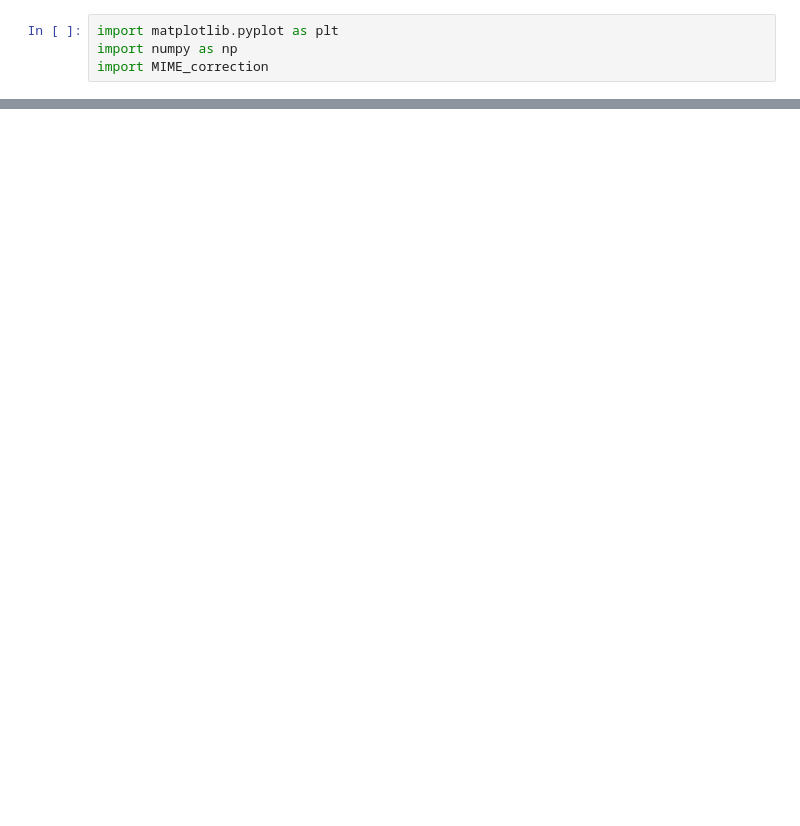
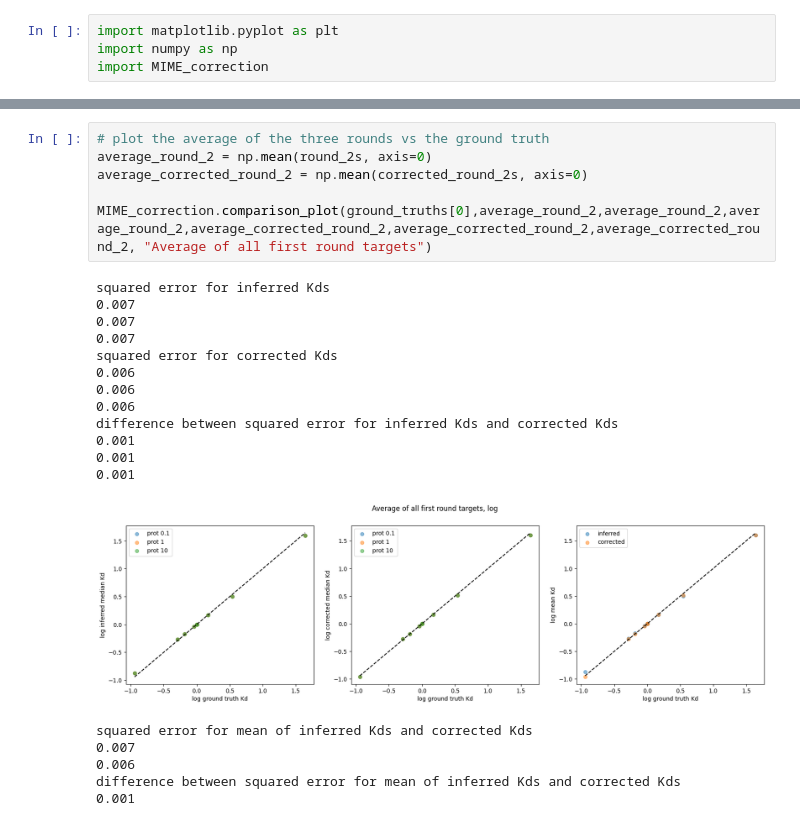
Before and after one commit to JoshuaGensel/dmMIME_correction, a Jupyter notebook: src/exploratory_analysis.ipynb, the cells around one changed output, grey strips where cells are left out. Saved outputs shown, nothing was run; the diff lists cells and outputs as text; blank space fills up the shorter version.

```diff
--- a/src/exploratory_analysis.ipynb
+++ b/src/exploratory_analysis.ipynb
@@ -87,0 +120,25 @@ print(a+b)
+# %%
+# plot the average of the three rounds vs the ground truth
+average_round_2 = np.mean(round_2s, axis=0)
+average_corrected_round_2 = np.mean(corrected_round_2s, axis=0)
+
+MIME_correction.comparison_plot(ground_truths[0],average_round_2,average_round_2,average_round_2,average_corrected_round_2,average_corrected_round_2,average_corrected_round_2, "Average of all first round targets")
+# %% [output]
+squared error for inferred Kds
+0.007
+0.007
+0.007
+squared error for corrected Kds
+0.006
+0.006
+0.006
+difference between squared error for inferred Kds and corrected Kds
+0.001
+0.001
+0.001
+[figure, added]
+squared error for mean of inferred Kds and corrected Kds
+0.007
+0.006
+difference between squared error for mean of inferred Kds and corrected Kds
+0.001
```
Also changed, not shown: parts of 11 cells of this notebook, 1 other file.
